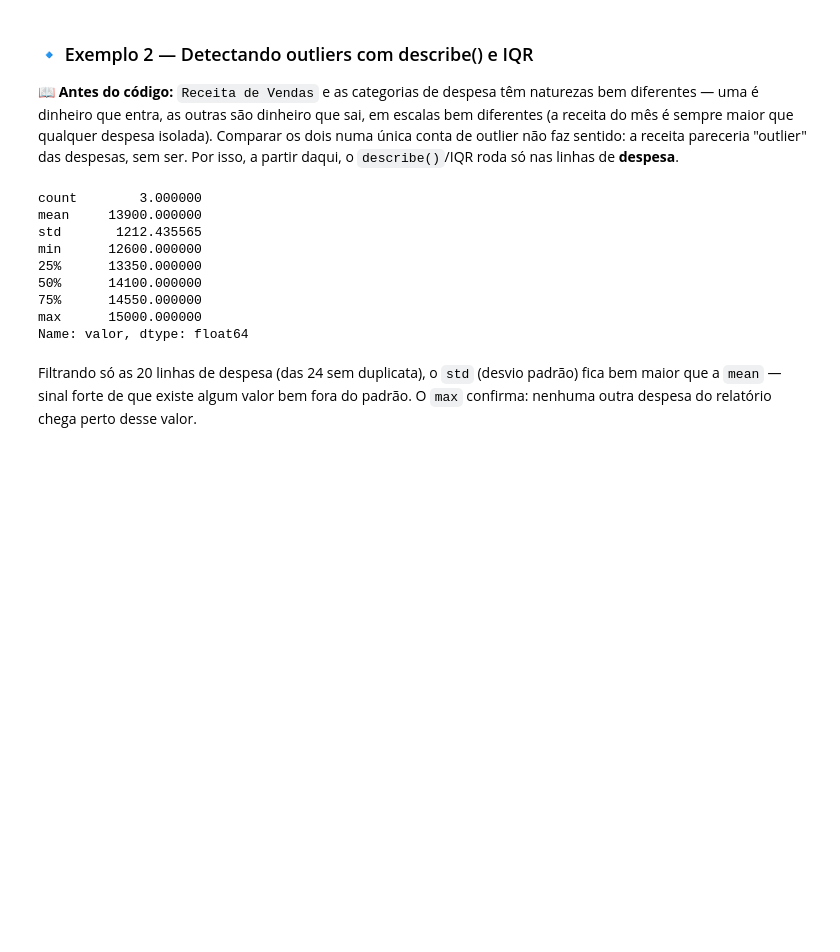
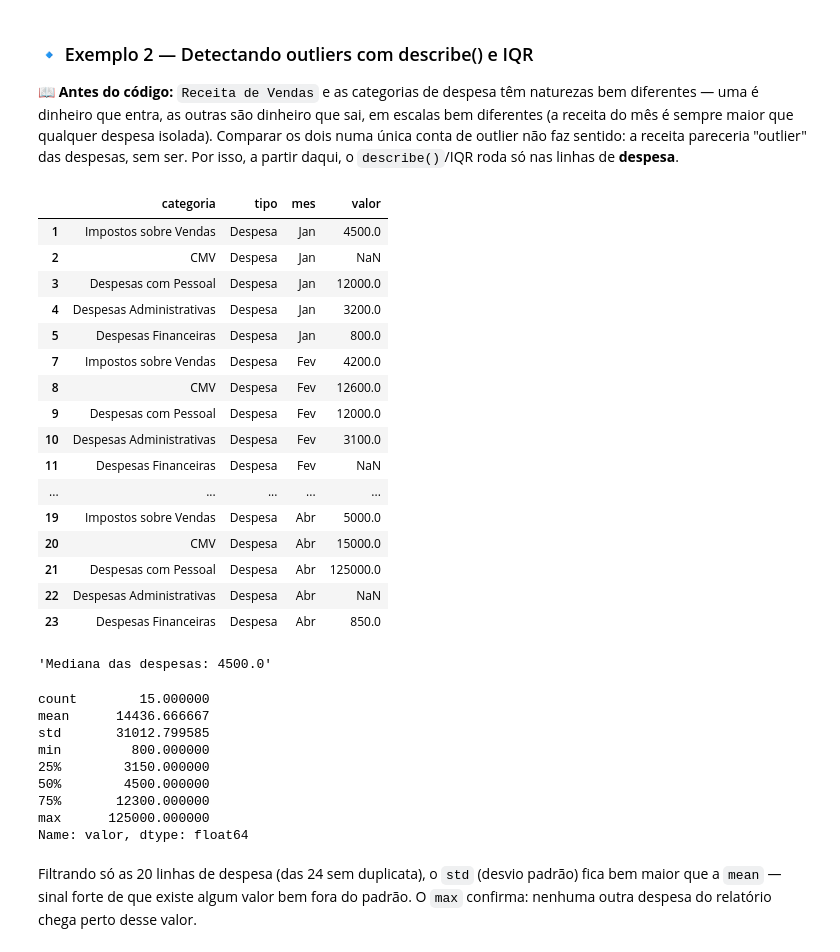
Before and after one commit to camilagstos/gitsenai, a Jupyter notebook: 06_Limpeza_e_Transformacao_de_Dados/Aluno/notebook_colab.ipynb, the cells around one changed output. Drawn from its saved outputs; the diff is of its cells as text; code cells hidden in the pictures; blank space fills up the shorter version.

```diff
--- a/06_Limpeza_e_Transformacao_de_Dados/Aluno/notebook_colab.ipynb
+++ b/06_Limpeza_e_Transformacao_de_Dados/Aluno/notebook_colab.ipynb
@@ -467,24 +492,45 @@ except AttributeError as e:
 # %%
 import pandas as pd
 
 centro = pd.read_csv("dataset/dre_filial_centro.csv")
 #display(centro)
 
 centro_sem_duplicatas = centro.drop_duplicates()
 
-cmv = centro_sem_duplicatas[centro_sem_duplicatas["categoria"] == "CMV"]
-#display(cmv)
-print(cmv["valor"].describe())
+despesas = centro_sem_duplicatas[centro_sem_duplicatas["tipo"] == "Despesa"]
+display(despesas)
+
+display(f"Mediana das despesas: {despesas['valor'].median()}") # Calculando a mediana das despesas
+
+print(despesas['valor'].describe())
 # %% [output]
+|  | categoria | tipo | mes | valor |
+| 1 | Impostos sobre Vendas | Despesa | Jan | 4500.0 |
+| 2 | CMV | Despesa | Jan | NaN |
+| 3 | Despesas com Pessoal | Despesa | Jan | 12000.0 |
+| 4 | Despesas Administrativas | Despesa | Jan | 3200.0 |
+| 5 | Despesas Financeiras | Despesa | Jan | 800.0 |
+| 7 | Impostos sobre Vendas | Despesa | Fev | 4200.0 |
+| 8 | CMV | Despesa | Fev | 12600.0 |
+| 9 | Despesas com Pessoal | Despesa | Fev | 12000.0 |
+| 10 | Despesas Administrativas | Despesa | Fev | 3100.0 |
+| 11 | Despesas Financeiras | Despesa | Fev | NaN |
+| ... | ... | ... | ... | ... |
+| 19 | Impostos sobre Vendas | Despesa | Abr | 5000.0 |
+| 20 | CMV | Despesa | Abr | 15000.0 |
+| 21 | Despesas com Pessoal | Despesa | Abr | 125000.0 |
+| 22 | Despesas Administrativas | Despesa | Abr | NaN |
+| 23 | Despesas Financeiras | Despesa | Abr | 850.0 |
-count        3.000000
-mean     13900.000000
-std       1212.435565
-min      12600.000000
-25%      13350.000000
-50%      14100.000000
-75%      14550.000000
-max      15000.000000
-Name: valor, dtype: float64
+'Mediana das despesas: 4500.0'
+count        15.000000
+mean      14436.666667
+std       31012.799585
+min         800.000000
+25%        3150.000000
+50%        4500.000000
+75%       12300.000000
+max      125000.000000
+Name: valor, dtype: float64
 # %% [markdown]
 Filtrando só as 20 linhas de despesa (das 24 sem duplicata), o `std` (desvio padrão) fica bem maior que a `mean` — sinal forte de que existe algum valor bem fora do padrão. O `max` confirma: nenhuma outra despesa do relatório chega perto desse valor.
 # %% [markdown]
```
Also changed, not shown: parts of 14 cells of this notebook, 8 other files.
